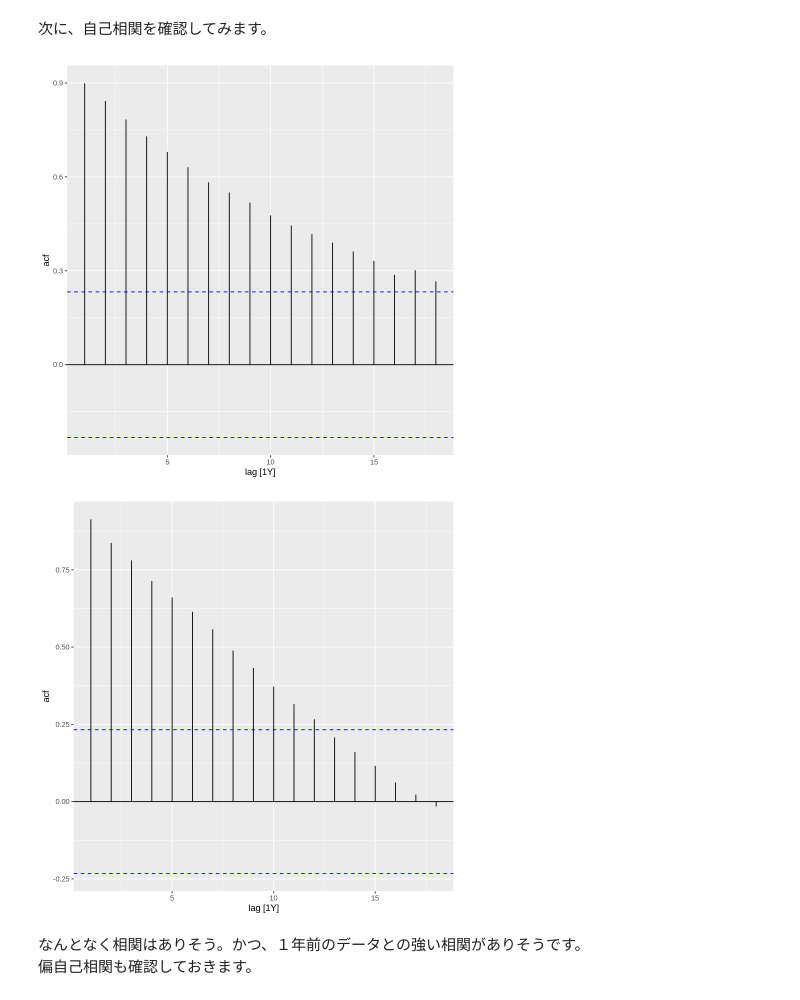
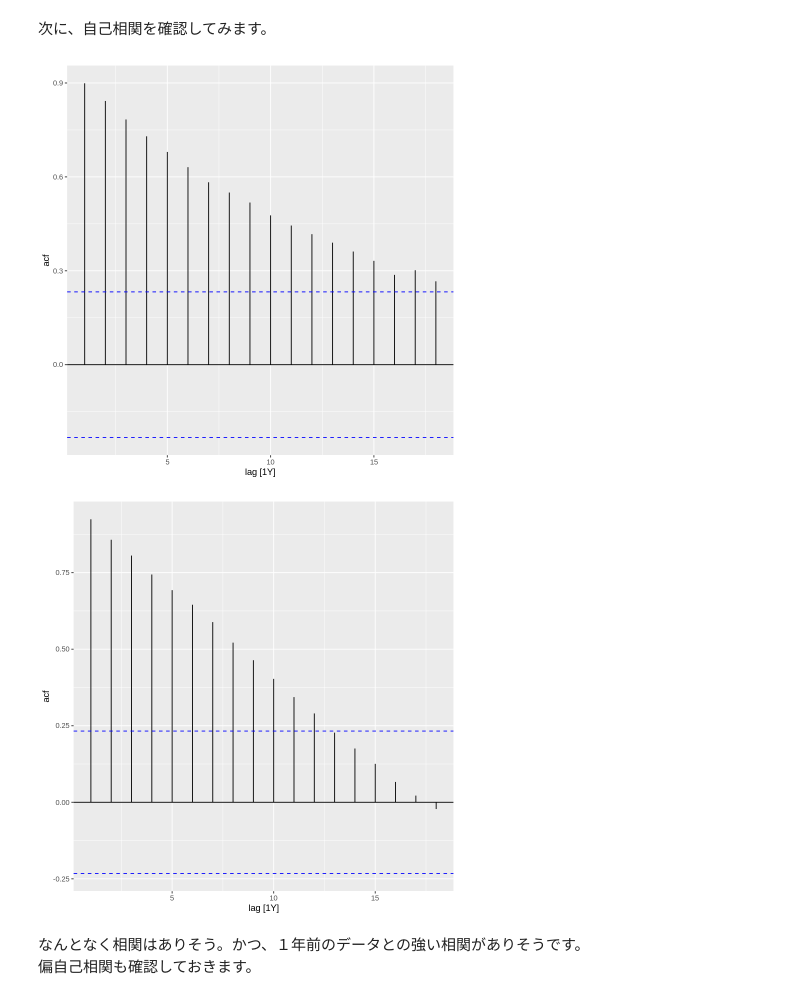
Before and after one commit to u-10bei/Population_Projections, a Jupyter notebook: ipynb/R_ARIMA_3.ipynb, the cells around one changed output. Cells and saved outputs as stored; diff of their text form; code cells hidden in the pictures.

```diff
--- a/ipynb/R_ARIMA_3.ipynb
+++ b/ipynb/R_ARIMA_3.ipynb
@@ -105,17 +82,17 @@ pop_tsibble3 |>
 # %%
 # ライブラリの読み込み
 library( feasts )
 
 # 自己相関のグラフ
 pop_tsibble3 |>
   ACF( Birth ) |>
   autoplot()
 pop_tsibble3 |>
-  ACF( Dr ) |>
+  ACF( log( Dr )) |>
   autoplot()
 # %% [output]
 [figure]
-[figure, old version]
+[figure, new version]
 # %% [markdown]
 なんとなく相関はありそう。かつ、１年前のデータとの強い相関がありそうです。
 偏自己相関も確認しておきます。
```
Also changed, not shown: parts of 10 cells of this notebook.
